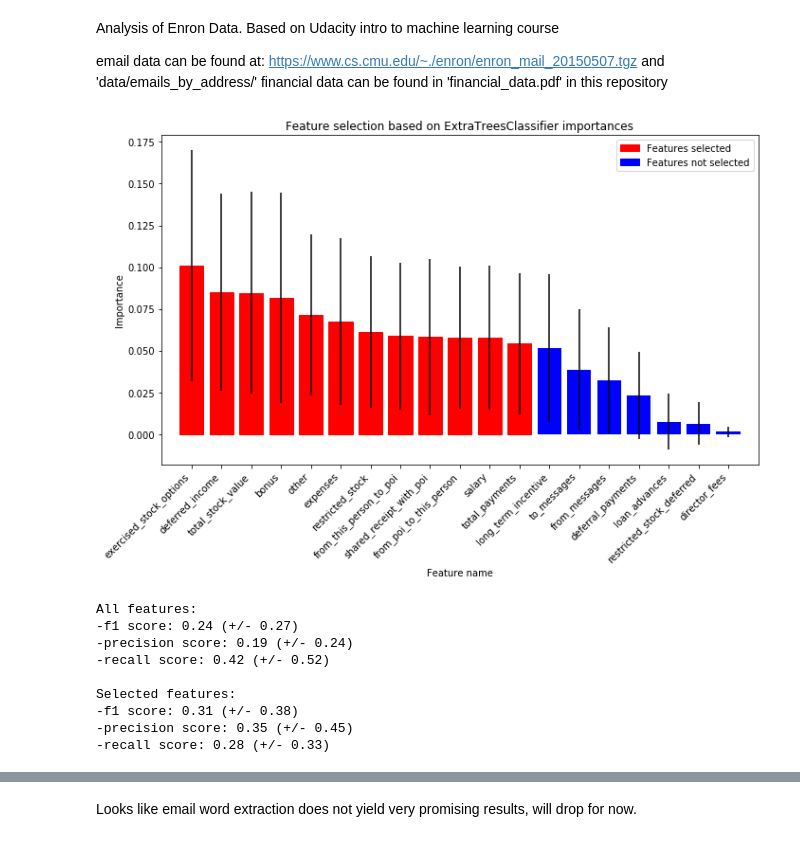
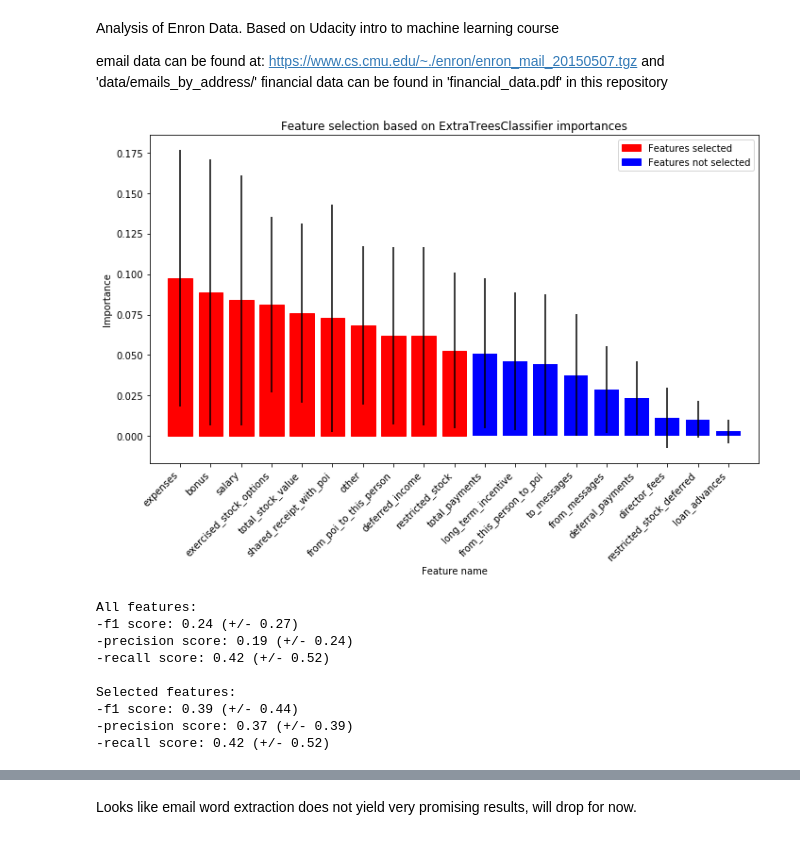
Before and after one commit to trnoriega/enron-data-classifier, a Jupyter notebook: summary.ipynb, the cells around one changed output, grey strips where cells are left out. Drawn from its saved outputs; the diff is of its cells as text; code cells hidden in the pictures.

Commit message:
Add option to balance classes to initial feature selection function. Update summary all the way to an optimized ExtraTrees fit

```diff
--- a/summary.ipynb
+++ b/summary.ipynb
@@ -12,49 +12,46 @@ warnings.filterwarnings('ignore')
 ### Load the dictionary containing financial data and some email features (to_ from_poi)
 import pickle
 with open('data/final_project_dataset.pkl', 'rb') as f:
-    fin_data_dict = pickle.load(f)
+    fin_data = pickle.load(f)
 
-# Remove outliers
-fin_data_dict.pop('TOTAL', 0)
-
-# Store to my_dataset for easy export below.
-my_dataset = fin_data_dict
+# Remove 'TOTAL' from data
+del fin_data['TOTAL']
 # %%
 ### Select features to use
 
 # features_list is a list of feature names in the financial data.
 # The first feature must be "poi".
 
 import numpy as np
 from tools.feature_format import featureFormat, targetFeatureSplit
 
 def make_features_labels(dataset, feature_names):
     """
     Quick way to split a dataset into features and labels based on feature names
     """
     data = featureFormat(dataset, feature_names, sort_keys = True)
     labels, features = targetFeatureSplit(data)
     labels = np.array(labels)
     features = np.array(features)
 
     return features, labels
 
 # Start with all features except: 'email_address'
 
 all_feature_names = ['poi', 'salary', 'to_messages', 'deferral_payments', 'total_payments',\
 'exercised_stock_options', 'bonus', 'restricted_stock', 'shared_receipt_with_poi',\
 'restricted_stock_deferred', 'total_stock_value', 'expenses', 'loan_advances',\
 'from_messages', 'other', 'from_this_person_to_poi', 'director_fees', 'deferred_income',\
 'long_term_incentive', 'from_poi_to_this_person']
 
-all_features, all_labels = make_features_labels(my_dataset, all_feature_names)
+all_features, all_labels = make_features_labels(fin_data, all_feature_names)
 
 # Select the most important features based on ExtraTreesClassifier
 from feature_selection import importance_plotter
 selected_feature_names = importance_plotter(all_features, all_labels,
-                                            np.array(all_feature_names[1:]))
+                                            np.array(all_feature_names[1:]), balanced=True)
 # %% [output]
-[figure, old version]
+[figure, new version]
 # %%
 ### Confirm that the feature selection did help performance:
 from sklearn.naive_bayes import GaussianNB
@@ -63,7 +60,7 @@ from sklearn import metrics
 
 # Make features and labels based on the new selection
 selected_feature_names.insert(0, 'poi')
-selected_features, selected_labels = make_features_labels(my_dataset, selected_feature_names)
+selected_features, selected_labels = make_features_labels(fin_data, selected_feature_names)
 
 clf = GaussianNB()
 def fit_print_scores(clf, features, labels):
@@ -90,6 +87,6 @@ All features:
 -recall score: 0.42 (+/- 0.52)
 
 Selected features:
--f1 score: 0.31 (+/- 0.38)
--precision score: 0.35 (+/- 0.45)
--recall score: 0.28 (+/- 0.33)
+-f1 score: 0.39 (+/- 0.44)
+-precision score: 0.37 (+/- 0.39)
+-recall score: 0.42 (+/- 0.52)
```
Also changed, not shown: parts of 18 cells of this notebook, 1 other file.
